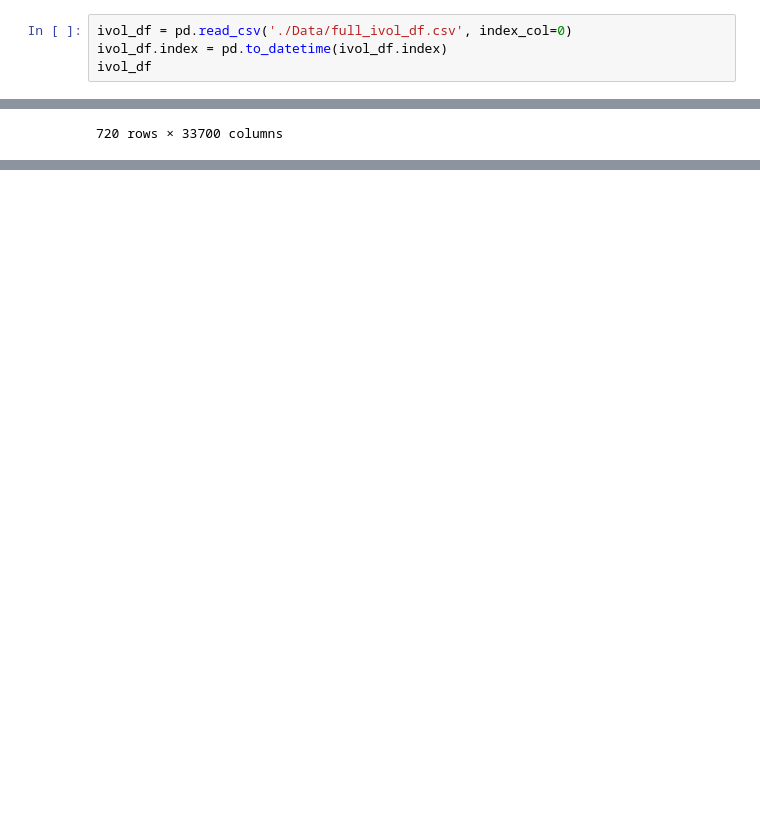
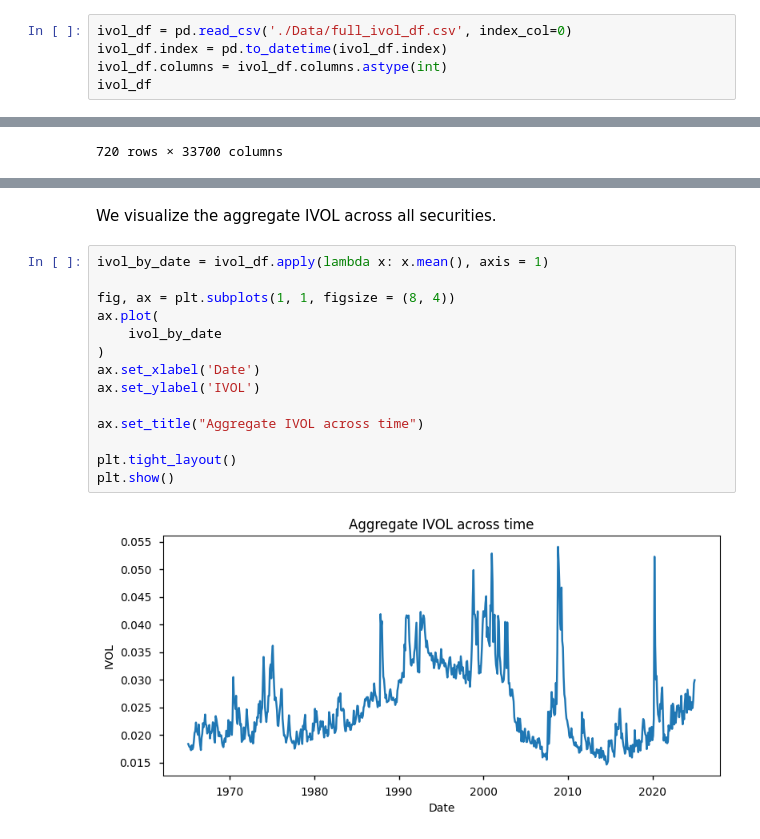
Before and after one commit to fanghe-ma/IVOL-Puzzle-and-Arbitrage-Asymmetry, a Jupyter notebook: project.ipynb, the cells around one changed output, grey strips where cells are left out. Cells and saved outputs as stored; diff of their text form; blank space fills up the shorter version.

Commit message:
Updated gitignore, updated notebook up to aggregate mispricing measure

```diff
--- a/project.ipynb
+++ b/project.ipynb
@@ -143,6 +141,7 @@ ivol_df = pd.read_csv('./Data/full_ivol_df.csv', index_col=0)
 # %%
 ivol_df = pd.read_csv('./Data/full_ivol_df.csv', index_col=0)
 ivol_df.index = pd.to_datetime(ivol_df.index)
+ivol_df.columns = ivol_df.columns.astype(int)
 ivol_df
 # %% [output]
 |  | 83264 | 63618 | 10896 | 69906 | 79030 | 11233 | 44127 | 86580 | 91786 | 88837 | ... | ... |
@@ -160,0 +193,18 @@ ivol_df
+# %% [markdown]
+We visualize the aggregate IVOL across all securities.
+# %%
+ivol_by_date = ivol_df.apply(lambda x: x.mean(), axis = 1)
+
+fig, ax = plt.subplots(1, 1, figsize = (8, 4))
+ax.plot(
+    ivol_by_date
+)
+ax.set_xlabel('Date')
+ax.set_ylabel('IVOL')
+
+ax.set_title("Aggregate IVOL across time")
+
+plt.tight_layout()
+plt.show()
+# %% [output]
+[figure, added]
```
Also changed, not shown: parts of 21 cells of this notebook, 1 other file.
